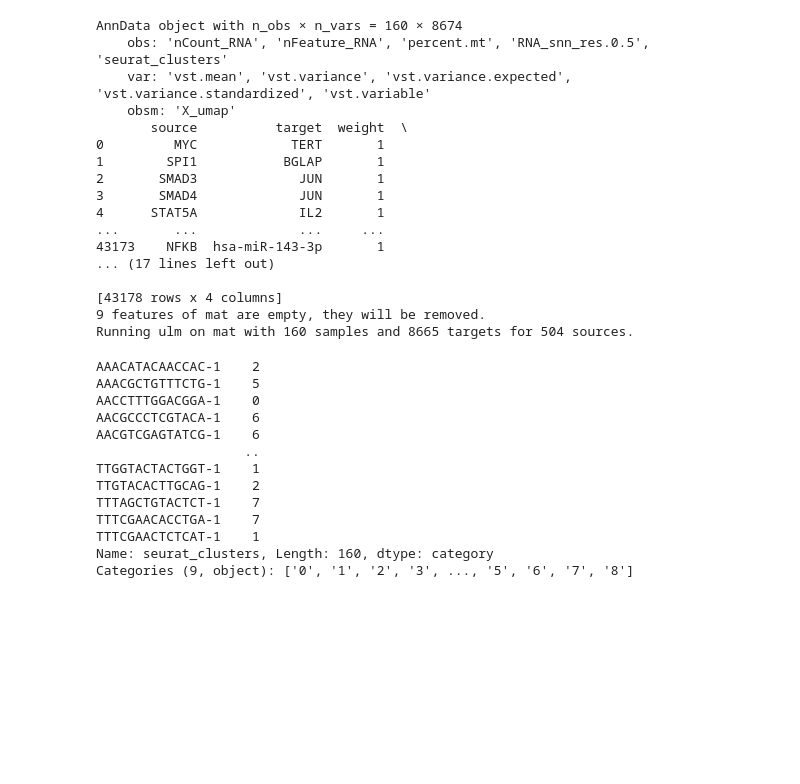
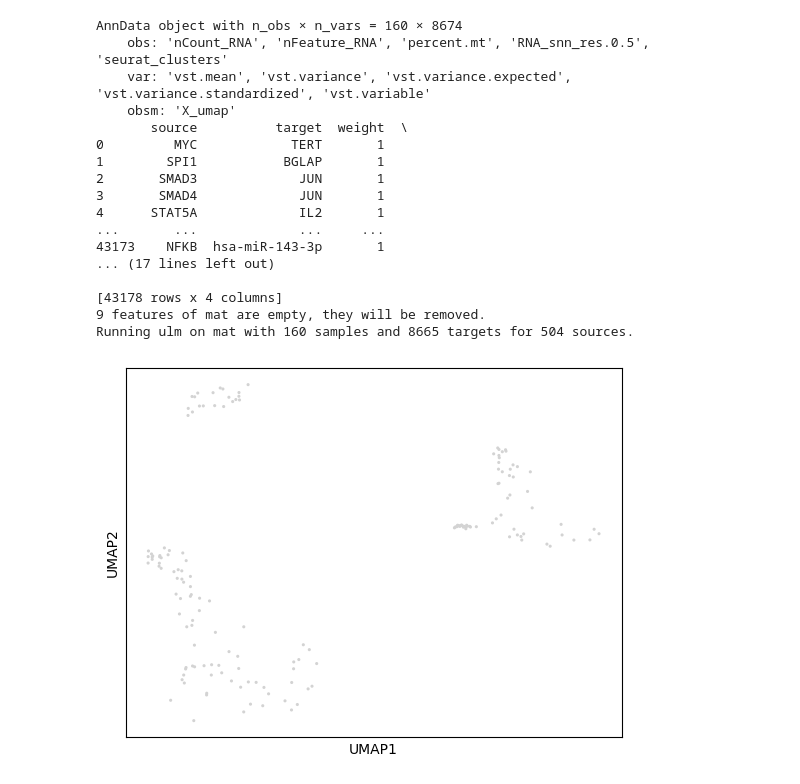
Before and after one commit to rissahe/LR2TF_HiWi, a Jupyter notebook: decoupler_dataset/decoupler_dataset.ipynb, the cells around one changed output. Drawn from its saved outputs; the diff is of its cells as text; code cells hidden in the pictures; blank space fills up the shorter version.

```diff
--- a/decoupler_dataset/decoupler_dataset.ipynb
+++ b/decoupler_dataset/decoupler_dataset.ipynb
@@ -1,9 +5,5 @@
 # %%
-import scanpy as sc
-import decoupler as dc
-import anndata as ad
-
-adata = ad.read_h5ad("/home/larissa/Documents/LR2TF_HiWi/decoupler_test/anndata_object.h5ad")
+adata = ad.read_h5ad("D:\\studium\\LR2TF_HiWi\\decoupler_test\\anndata_object.h5ad")
 print(adata)
 
 net = dc.get_collectri(organism='human', split_complexes=False)
@@ -18,12 +18,15 @@ dc.run_ulm(
     verbose=True,
     use_raw = False
 )
-
+adata.obs["seurat_clusters"] = adata.obs["seurat_clusters"].cat.remove_categories("8")
 acts = dc.get_acts(adata, obsm_key='ulm_estimate')
 
+acts.obs["seurat_clusters"]
+new_names = ["Naive CD4 T", "Memory CD4 T", "CD14+ Mono", "B", "CD8 T", "FCGR3A+ Mono", "NK", "DC"]
+acts.obs["seurat_clusters"]= acts.obs["seurat_clusters"].cat.rename_categories(new_names)
 
 df = dc.rank_sources_groups(acts, groupby='seurat_clusters', reference='rest', method='t-test_overestim_var')
-print(adata.obs["seurat_clusters"])
+#
 # %% [output]
 AnnData object with n_obs × n_vars = 160 × 8674
     obs: 'nCount_RNA', 'nFeature_RNA', 'percent.mt', 'RNA_snn_res.0.5', 'seurat_clusters'
@@ -42,16 +45,7 @@ AnnData object with n_obs × n_vars = 160 × 8674
 [43178 rows x 4 columns]
 9 features of mat are empty, they will be removed.
 Running ulm on mat with 160 samples and 8665 targets for 504 sources.
-AAACATACAACCAC-1    2
-AAACGCTGTTTCTG-1    5
-AACCTTTGGACGGA-1    0
-AACGCCCTCGTACA-1    6
-AACGTCGAGTATCG-1    6
-                   ..
-TTGGTACTACTGGT-1    1
-TTGTACACTTGCAG-1    2
-TTTAGCTGTACTCT-1    7
-TTTCGAACACCTGA-1    7
-TTTCGAACTCTCAT-1    1
-Name: seurat_clusters, Length: 160, dtype: category
-Categories (9, object): ['0', '1', '2', '3', ..., '5', '6', '7', '8']
+# %%
+sc.pl.umap(adata,size=20, show=True, legend_loc=None)
+# %% [output]
+[figure, added]
```
Also changed, not shown: parts of 6 cells of this notebook, 5 other files.
